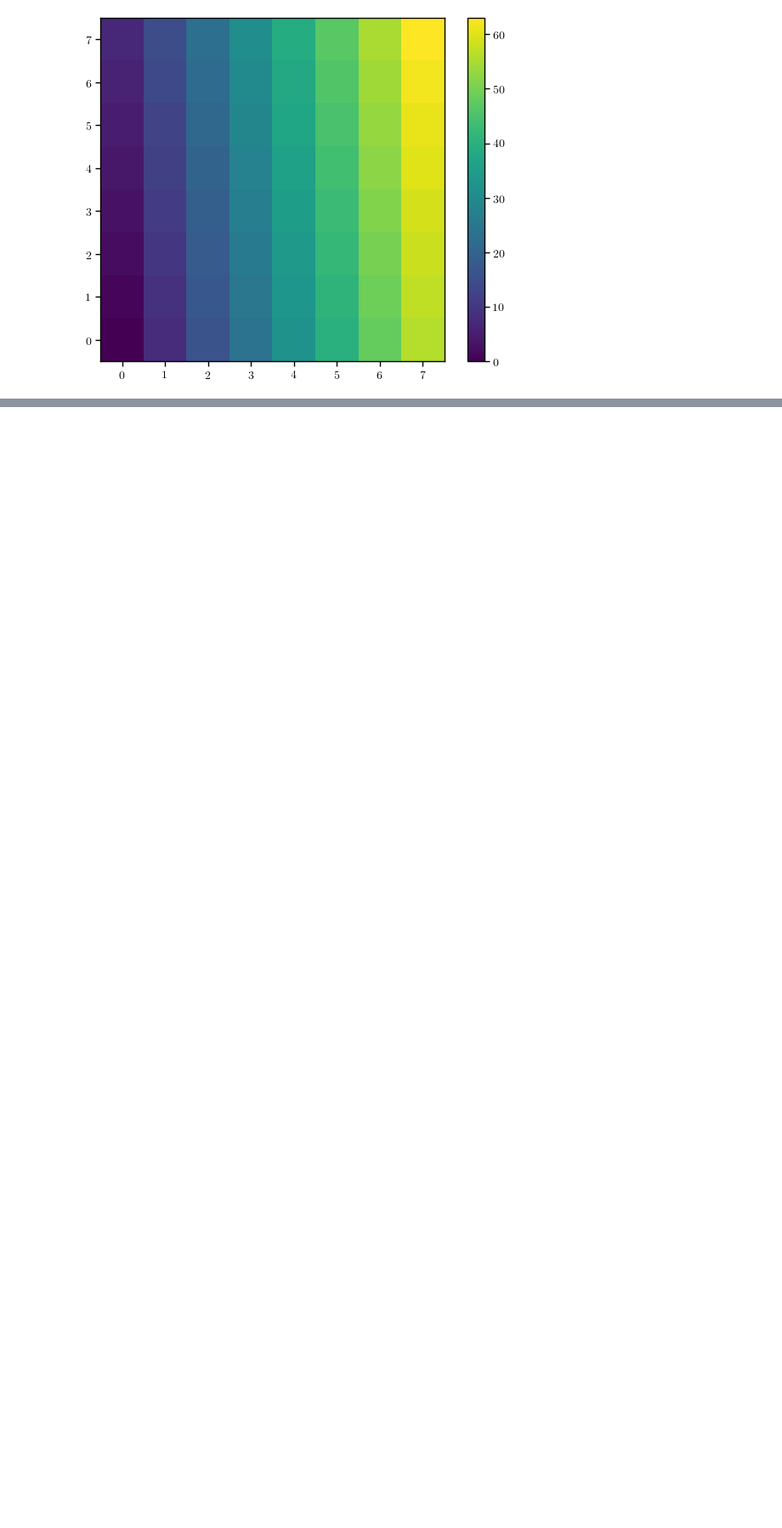
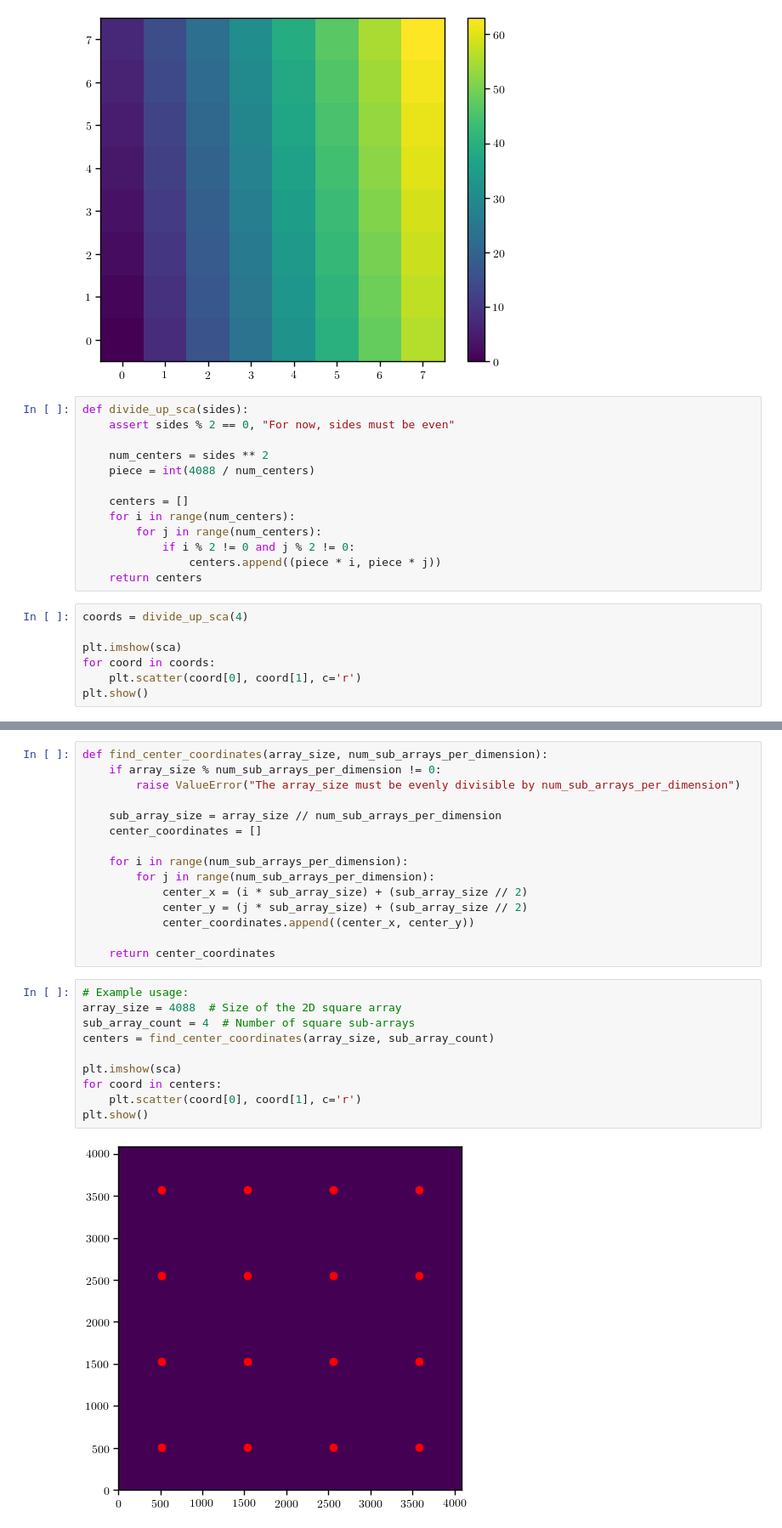
Before and after one commit to AstroMusers/mejiro, a Jupyter notebook: notebooks/dev/divide_up_sca_for_psf_caching.ipynb, the cells around one changed output, grey strips where cells are left out. Shown at 85% size. Drawn from its saved outputs; the diff is of its cells as text; blank space fills up the shorter version.

Commit message:
rewrite divide up SCA method to accept odd divisions

```diff
--- a/notebooks/dev/divide_up_sca_for_psf_caching.ipynb
+++ b/notebooks/dev/divide_up_sca_for_psf_caching.ipynb
@@ -128,3 +128,23 @@ plt.colorbar()
 plt.show()
 # %% [output]
 [figure]
+# %%
+def divide_up_sca(sides):
+    assert sides % 2 == 0, "For now, sides must be even"
+
+    num_centers = sides ** 2
+    piece = int(4088 / num_centers)
+
+    centers = []
+    for i in range(num_centers):
+        for j in range(num_centers):
+            if i % 2 != 0 and j % 2 != 0:
+                centers.append((piece * i, piece * j))
+    return centers
+# %%
+coords = divide_up_sca(4)
+
+plt.imshow(sca)
+for coord in coords:
+    plt.scatter(coord[0], coord[1], c='r')
+plt.show()
@@ -130,0 +153,27 @@ plt.show()
+# %%
+def find_center_coordinates(array_size, num_sub_arrays_per_dimension):
+    if array_size % num_sub_arrays_per_dimension != 0:
+        raise ValueError("The array_size must be evenly divisible by num_sub_arrays_per_dimension")
+
+    sub_array_size = array_size // num_sub_arrays_per_dimension
+    center_coordinates = []
+
+    for i in range(num_sub_arrays_per_dimension):
+        for j in range(num_sub_arrays_per_dimension):
+            center_x = (i * sub_array_size) + (sub_array_size // 2)
+            center_y = (j * sub_array_size) + (sub_array_size // 2)
+            center_coordinates.append((center_x, center_y))
+
+    return center_coordinates
+# %%
+# Example usage:
+array_size = 4088  # Size of the 2D square array
+sub_array_count = 4  # Number of square sub-arrays
+centers = find_center_coordinates(array_size, sub_array_count)
+
+plt.imshow(sca)
+for coord in centers:
+    plt.scatter(coord[0], coord[1], c='r')
+plt.show()
+# %% [output]
+[figure, added]
```
Also changed, not shown: parts of 3 cells of this notebook, 1 other file.
